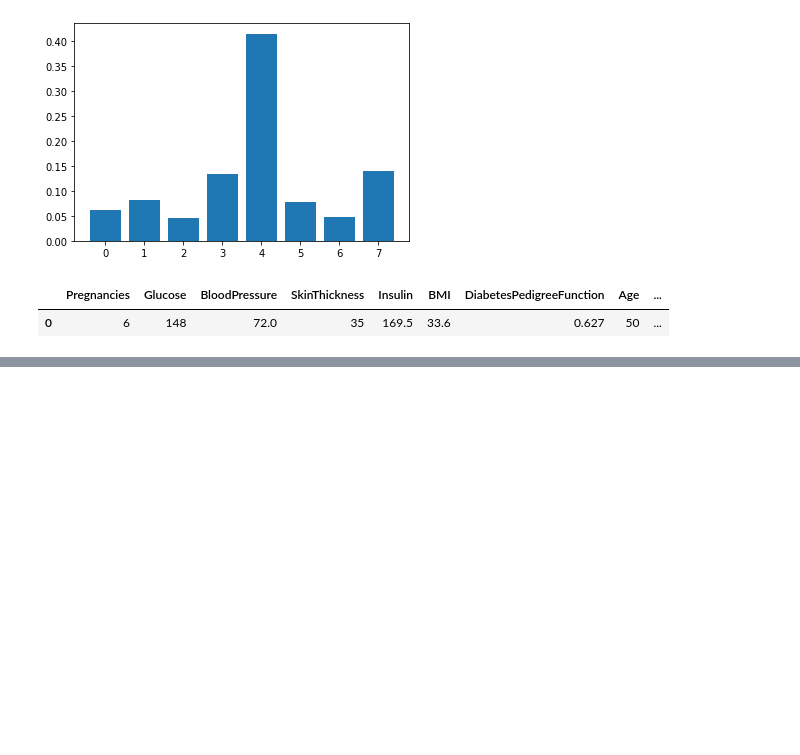
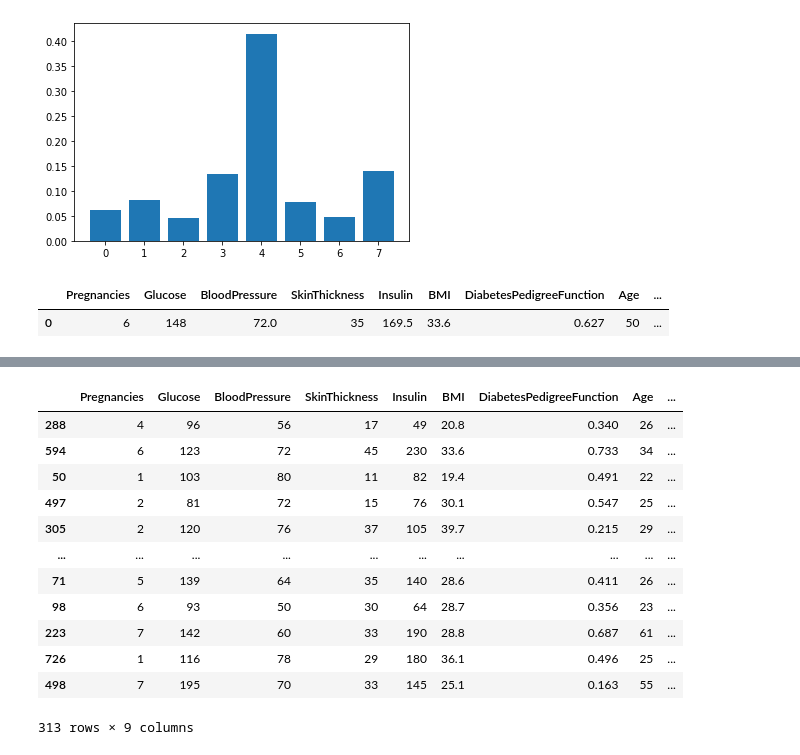
Before and after one commit to Aman0phy/Pima_Diabetes, a Jupyter notebook: diabetes-eda-prediction.ipynb, the cells around one changed output, grey strips where cells are left out. Cells and saved outputs as stored; diff of their text form; code cells hidden in the pictures; blank space fills up the shorter version.

```diff
--- a/diabetes-eda-prediction.ipynb
+++ b/diabetes-eda-prediction.ipynb
@@ -257,0 +381,16 @@ df.head(1)
+# %%
+df_train_nmiss
+# %% [output]
+|  | Pregnancies | Glucose | BloodPressure | SkinThickness | Insulin | BMI | DiabetesPedigreeFunction | Age | ... |
+| 288 | 4 | 96 | 56 | 17 | 49 | 20.8 | 0.340 | 26 | ... |
+| 594 | 6 | 123 | 72 | 45 | 230 | 33.6 | 0.733 | 34 | ... |
+| 50 | 1 | 103 | 80 | 11 | 82 | 19.4 | 0.491 | 22 | ... |
+| 497 | 2 | 81 | 72 | 15 | 76 | 30.1 | 0.547 | 25 | ... |
+| 305 | 2 | 120 | 76 | 37 | 105 | 39.7 | 0.215 | 29 | ... |
+| ... | ... | ... | ... | ... | ... | ... | ... | ... | ... |
+| 71 | 5 | 139 | 64 | 35 | 140 | 28.6 | 0.411 | 26 | ... |
+| 98 | 6 | 93 | 50 | 30 | 64 | 28.7 | 0.356 | 23 | ... |
+| 223 | 7 | 142 | 60 | 33 | 190 | 28.8 | 0.687 | 61 | ... |
+| 726 | 1 | 116 | 78 | 29 | 180 | 36.1 | 0.496 | 25 | ... |
+| 498 | 7 | 195 | 70 | 33 | 145 | 25.1 | 0.163 | 55 | ... |
+313 rows × 9 columns
```
Also changed, not shown: parts of 32 cells of this notebook.
